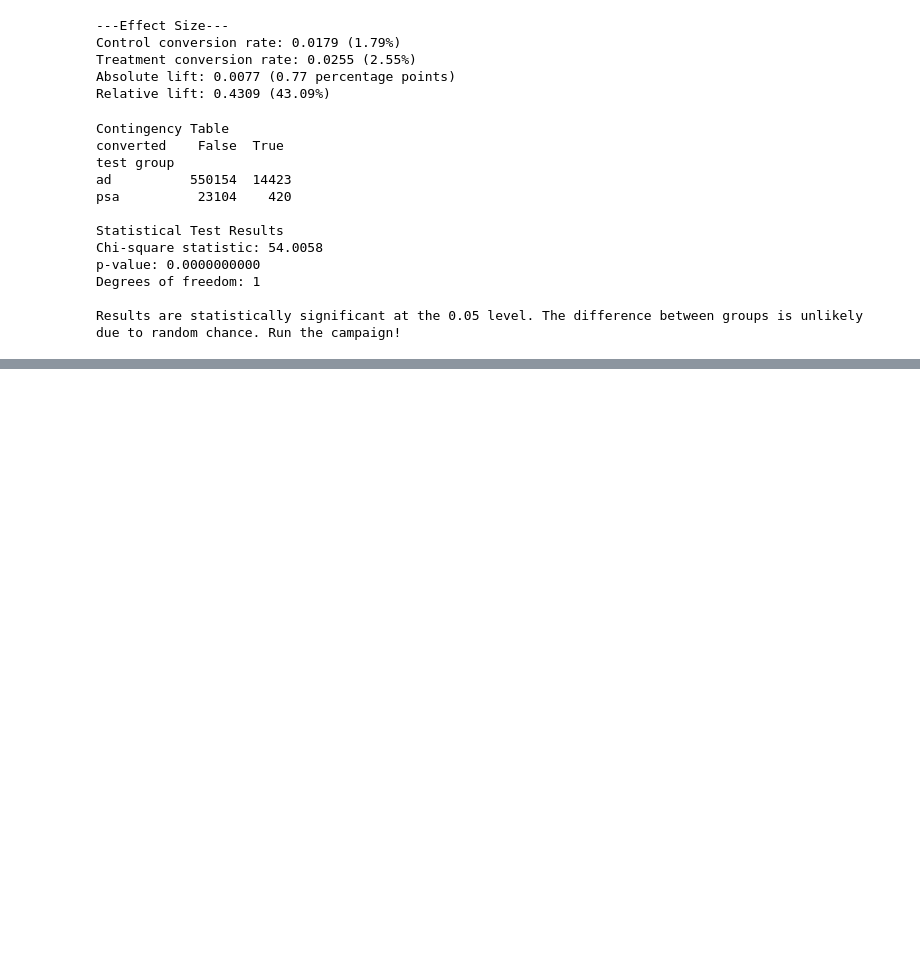
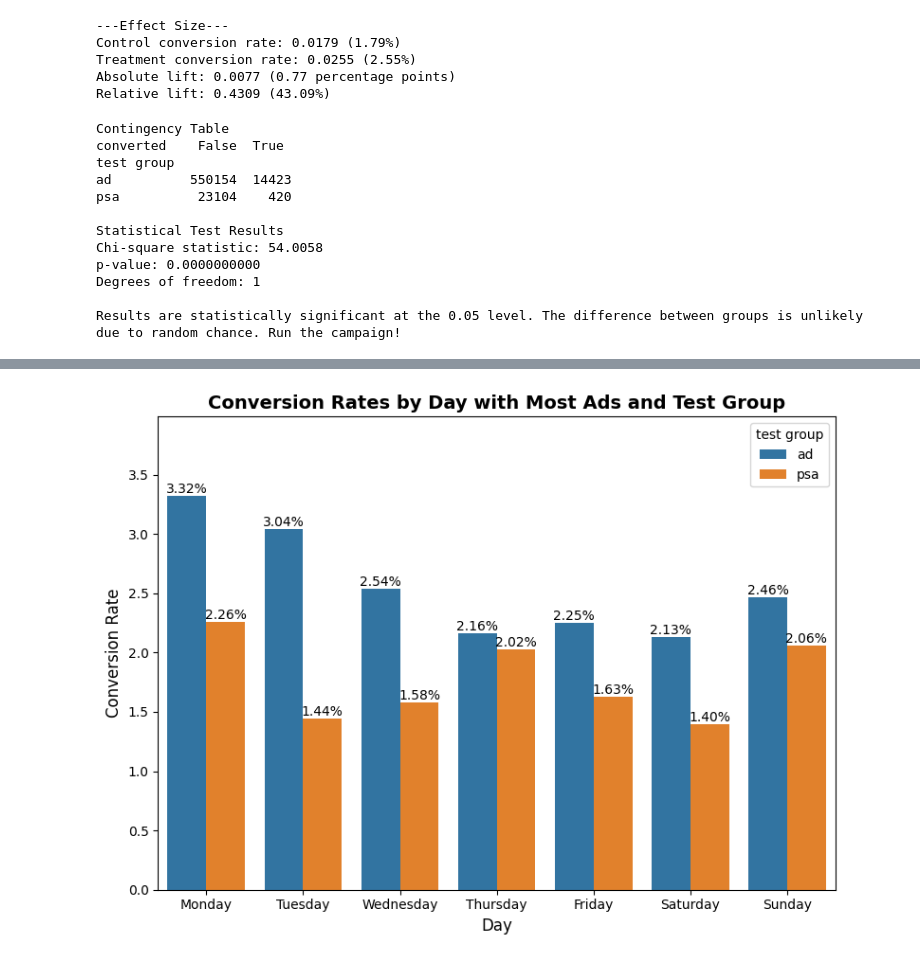
Before and after one commit to meghaoberoi/marketing-ab-test-analysis, a Jupyter notebook: Marketing_AB_Testing.ipynb, the cells around one changed output, grey strips where cells are left out. Cells and saved outputs as stored; diff of their text form; code cells hidden in the pictures; blank space fills up the shorter version.

```diff
--- a/Marketing_AB_Testing.ipynb
+++ b/Marketing_AB_Testing.ipynb
@@ -128,0 +274,2 @@ Results are statistically significant at the 0.05 level. The difference between
+# %%
+conversion_by_day = df.groupby(['most ads day', 'test group'], observed=True)['converted'].mean()
@@ -128,0 +295,22 @@ Results are statistically significant at the 0.05 level. The difference between
+# %%
+days = ['Monday', 'Tuesday', 'Wednesday', 'Thursday', 'Friday', 'Saturday', 'Sunday']
+dayrows=[]
+
+for x in days:
+    psa = conversion_by_day.loc[(x, 'psa')]*100
+    ad = conversion_by_day.loc[(x, 'ad')]*100
+    ab_lift = ad - psa
+    if psa == 0:
+        rel_lift = float('nan')
+    else:
+        rel_lift = (ab_lift/psa)*100
+    dayrows.append({
+        'hour': x,
+        'psa rate %': psa,
+        'ad rate %': ad,
+        'absolute lift %pts': ab_lift,
+        'relative lift %': rel_lift
+        })
+
+dayrows_df = pd.DataFrame(dayrows).set_index('hour')
+dayrows_df.style.format('{:.4f}', na_rep="N/A")
@@ -128,0 +327,19 @@ Results are statistically significant at the 0.05 level. The difference between
+# %%
+day_reset = conversion_by_day.reset_index()
+day_reset['most ads day'] = pd.Categorical(day_reset['most ads day'], categories = days, ordered=True)
+day_reset['converted_pct'] = day_reset['converted'] * 100
+
+plt.figure(figsize=(8,6))
+chart = sns.barplot(data=day_reset, x = 'most ads day', y = 'converted_pct', hue='test group')
+plt.title("Conversion Rates by Day with Most Ads and Test Group", fontsize=14, fontweight='bold')
+plt.xlabel("Day", fontsize=12)
+plt.ylabel("Conversion Rate", fontsize=12)
+plt.ylim(0, max(day_reset['converted_pct'])*1.2)
+
+chart.bar_label(chart.containers[0], fmt='%.2f%%')
+chart.bar_label(chart.containers[1], fmt='%.2f%%')
+
+plt.tight_layout()
+plt.show()
+# %% [output]
+[figure, added]
```
Also changed, not shown: parts of 36 cells of this notebook.
